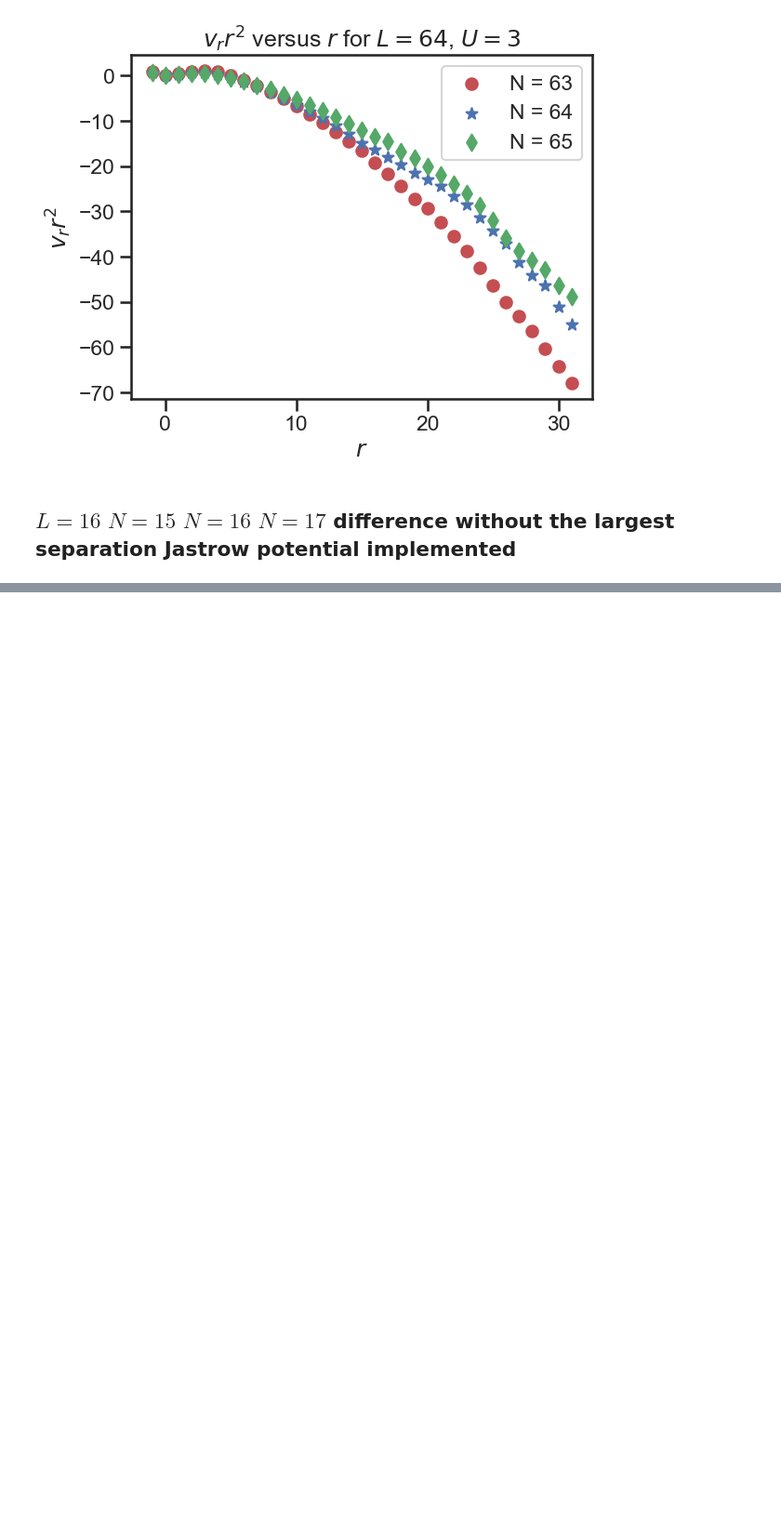
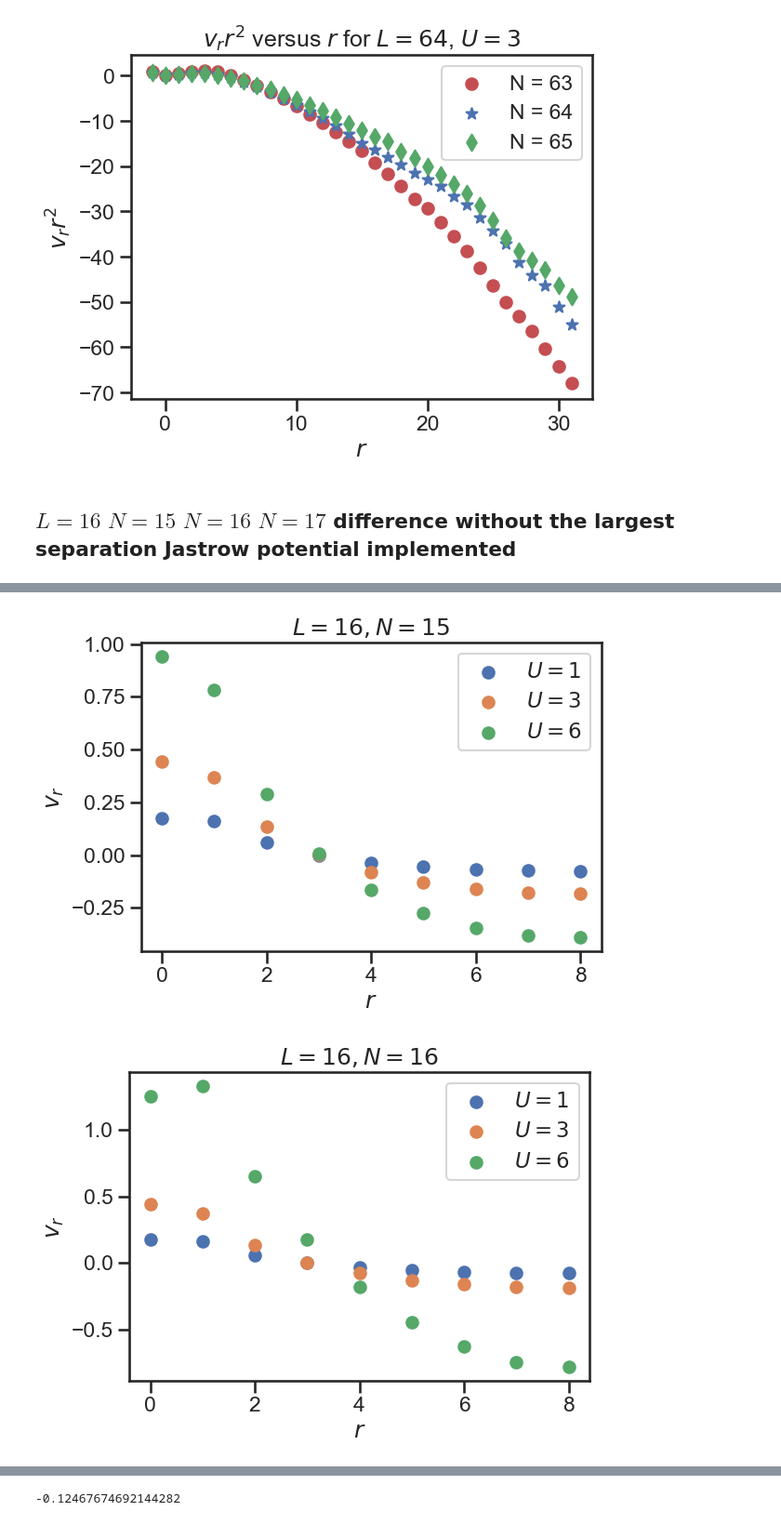
Before and after one commit to wmallah/Bose_Hubbard_VMC, a Jupyter notebook: VMCBoseHubbard/analysis_scripts/benchmark.ipynb, the cells around one changed output, grey strips where cells are left out. Shown at 93% size. Drawn from its saved outputs; the diff is of its cells as text; code cells hidden in the pictures; blank space fills up the shorter version.

```diff
--- a/VMCBoseHubbard/analysis_scripts/benchmark.ipynb
+++ b/VMCBoseHubbard/analysis_scripts/benchmark.ipynb
@@ -1222,0 +370,48 @@ plt.show()
+# %%
+VMC_r_N15_U1, VMC_vr_N15_U1 = load_vmc_vr("../data/C/1D/L16_N15/jastrow_realspace/VMC_vr_vs_r_U1.0.dat")
+VMC_r_N15_U3, VMC_vr_N15_U3 = load_vmc_vr("../data/C/1D/L16_N15/jastrow_realspace/VMC_vr_vs_r_U3.0.dat")
+VMC_r_N15_U6, VMC_vr_N15_U6 = load_vmc_vr("../data/C/1D/L16_N15/jastrow_realspace/VMC_vr_vs_r_U6.0.dat")
+
+VMC_r_N16_U1, VMC_vr_N16_U1 = load_vmc_vr("../data/C/1D/L16_N16/jastrow_realspace/VMC_vr_vs_r_U1.0.dat")
+VMC_r_N16_U3, VMC_vr_N16_U3 = load_vmc_vr("../data/C/1D/L16_N16/jastrow_realspace/VMC_vr_vs_r_U3.0.dat")
+VMC_r_N16_U6, VMC_vr_N16_U6 = load_vmc_vr("../data/C/1D/L16_N16/jastrow_realspace/VMC_vr_vs_r_U6.0.dat")
+
+VMC_r_N17_U1, VMC_vr_N17_U1 = load_vmc_vr("../data/C/1D/L16_N17/jastrow_realspace/VMC_vr_vs_r_U1.0.dat")
+VMC_r_N17_U3, VMC_vr_N17_U3 = load_vmc_vr("../data/C/1D/L16_N17/jastrow_realspace/VMC_vr_vs_r_U3.0.dat")
+VMC_r_N17_U6, VMC_vr_N17_U6 = load_vmc_vr("../data/C/1D/L16_N17/jastrow_realspace/VMC_vr_vs_r_U6.0.dat")
+
+fig, ax = plt.subplots()
+ax.scatter(VMC_r_N15_U1, VMC_vr_N15_U1, label="$U=1$")
+ax.scatter(VMC_r_N15_U3, VMC_vr_N15_U3, label="$U=3$")
+ax.scatter(VMC_r_N15_U3, VMC_vr_N15_U6, label="$U=6$")
+ax.set_xlabel(r"$r$")
+ax.set_ylabel(r"$v_r$")
+ax.legend(loc="best")
+ax.set_title(r"$L=16, N=15$")
+plt.tight_layout()
+plt.show()
+
+fig, ax = plt.subplots()
+ax.scatter(VMC_r_N16_U1, VMC_vr_N16_U1, label="$U=1$")
+ax.scatter(VMC_r_N16_U3, VMC_vr_N16_U3, label="$U=3$")
+ax.scatter(VMC_r_N16_U3, VMC_vr_N16_U6, label="$U=6$")
+ax.set_xlabel(r"$r$")
+ax.set_ylabel(r"$v_r$")
+ax.legend(loc="best")
+ax.set_title(r"$L=16, N=16$")
+plt.tight_layout()
+plt.show()
+
+fig, ax = plt.subplots()
+ax.scatter(VMC_r_N17_U1, VMC_vr_N17_U1, label="$U=1$")
+ax.scatter(VMC_r_N17_U3, VMC_vr_N17_U3, label="$U=3$")
+ax.scatter(VMC_r_N17_U3, VMC_vr_N17_U6, label="$U=6$")
+ax.set_xlabel(r"$r$")
+ax.set_ylabel(r"$v_r$")
+ax.legend(loc="best")
+ax.set_title(r"$L=16, N=17$")
+plt.tight_layout()
+plt.show()
+# %% [output]
+[figure, added]
+[figure, added]
@@ -1222,0 +422,5 @@ plt.show()
+# %%
+v = v_calc(1.0, 1.0)
+v
+# %% [output]
+-0.12467674692144282
```
Also changed, not shown: parts of 36 cells of this notebook, 30 other files.
